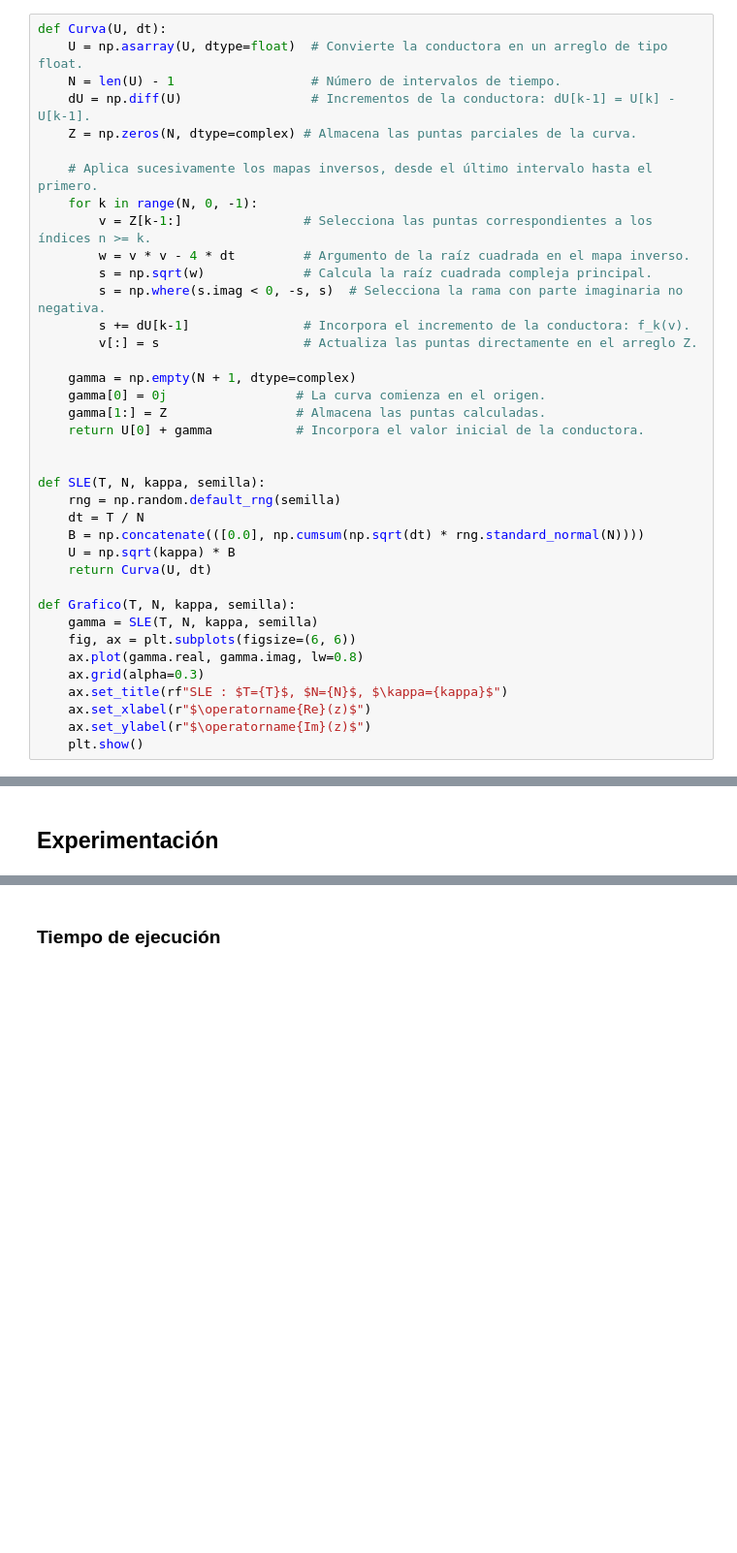
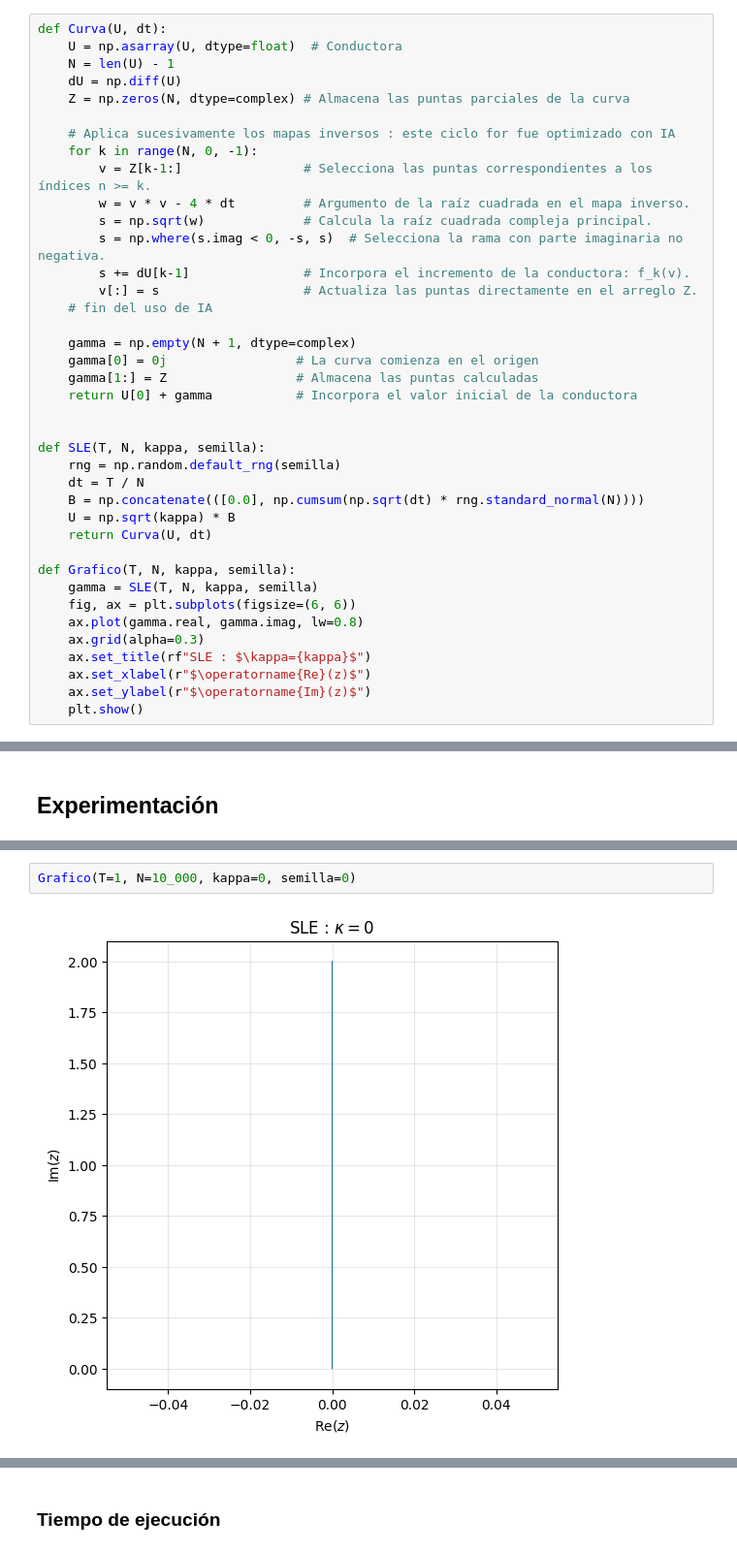
Before and after one commit to javier-toro/SLE, a Jupyter notebook: notebook/SLE.ipynb, the cells around one changed output, grey strips where cells are left out. Shown at 97% size. Cells and saved outputs as stored; diff of their text form; blank space fills up the shorter version.

```diff
--- a/notebook/SLE.ipynb
+++ b/notebook/SLE.ipynb
@@ -33,12 +25,12 @@ La función `Curva` realiza este procedimiento de forma iterativa. Para cada $k=
 Por último, `SLE` genera la conductora a partir de un movimiento browniano y calcula la curva correspondiente. La función `Grafico` permite visualizar el resultado para distintos valores de $T$, $N$ y $\kappa$.
 # %%
 def Curva(U, dt):
-    U = np.asarray(U, dtype=float)  # Convierte la conductora en un arreglo de tipo float.
-    N = len(U) - 1                  # Número de intervalos de tiempo.
-    dU = np.diff(U)                 # Incrementos de la conductora: dU[k-1] = U[k] - U[k-1].
-    Z = np.zeros(N, dtype=complex) # Almacena las puntas parciales de la curva.
+    U = np.asarray(U, dtype=float)  # Conductora
+    N = len(U) - 1
+    dU = np.diff(U)
+    Z = np.zeros(N, dtype=complex) # Almacena las puntas parciales de la curva
 
-    # Aplica sucesivamente los mapas inversos, desde el último intervalo hasta el primero.
+    # Aplica sucesivamente los mapas inversos : este ciclo for fue optimizado con IA
     for k in range(N, 0, -1):
         v = Z[k-1:]                # Selecciona las puntas correspondientes a los índices n >= k.
         w = v * v - 4 * dt         # Argumento de la raíz cuadrada en el mapa inverso.
@@ -46,11 +38,12 @@ def Curva(U, dt):
         s = np.where(s.imag < 0, -s, s)  # Selecciona la rama con parte imaginaria no negativa.
         s += dU[k-1]               # Incorpora el incremento de la conductora: f_k(v).
         v[:] = s                   # Actualiza las puntas directamente en el arreglo Z.
+    # fin del uso de IA
 
     gamma = np.empty(N + 1, dtype=complex)
-    gamma[0] = 0j                 # La curva comienza en el origen.
-    gamma[1:] = Z                 # Almacena las puntas calculadas.
-    return U[0] + gamma           # Incorpora el valor inicial de la conductora.
+    gamma[0] = 0j                 # La curva comienza en el origen
+    gamma[1:] = Z                 # Almacena las puntas calculadas
+    return U[0] + gamma           # Incorpora el valor inicial de la conductora
 
 
 def SLE(T, N, kappa, semilla):
@@ -65,7 +58,7 @@ def Grafico(T, N, kappa, semilla):
     fig, ax = plt.subplots(figsize=(6, 6))
     ax.plot(gamma.real, gamma.imag, lw=0.8)
     ax.grid(alpha=0.3)
-    ax.set_title(rf"SLE : $T={T}$, $N={N}$, $\kappa={kappa}$")
+    ax.set_title(rf"SLE : $\kappa={kappa}$")
     ax.set_xlabel(r"$\operatorname{Re}(z)$")
     ax.set_ylabel(r"$\operatorname{Im}(z)$")
     plt.show()
@@ -127,0 +69,4 @@ Curva = curva_cuda if usar_cuda else curva_numpy
+# %%
+Grafico(T=1, N=10_000, kappa=0, semilla=0)
+# %% [output]
+[figure, added]
```
Also changed, not shown: parts of 36 cells of this notebook.
